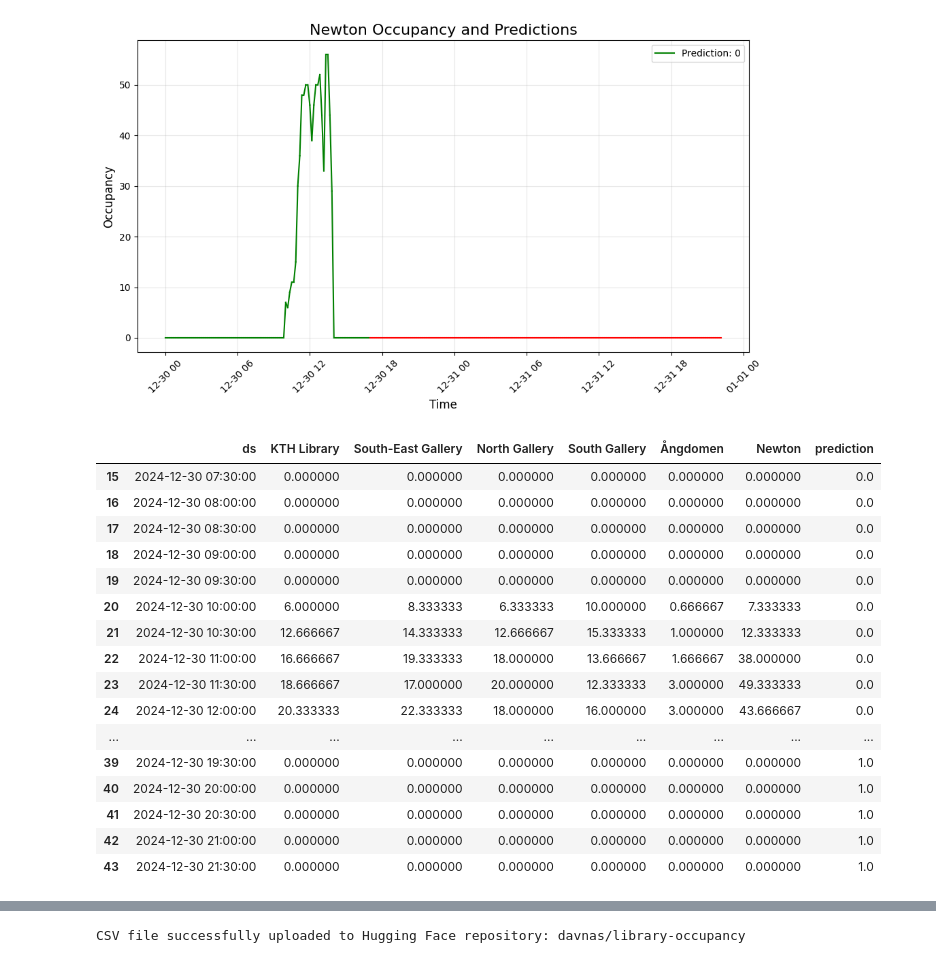
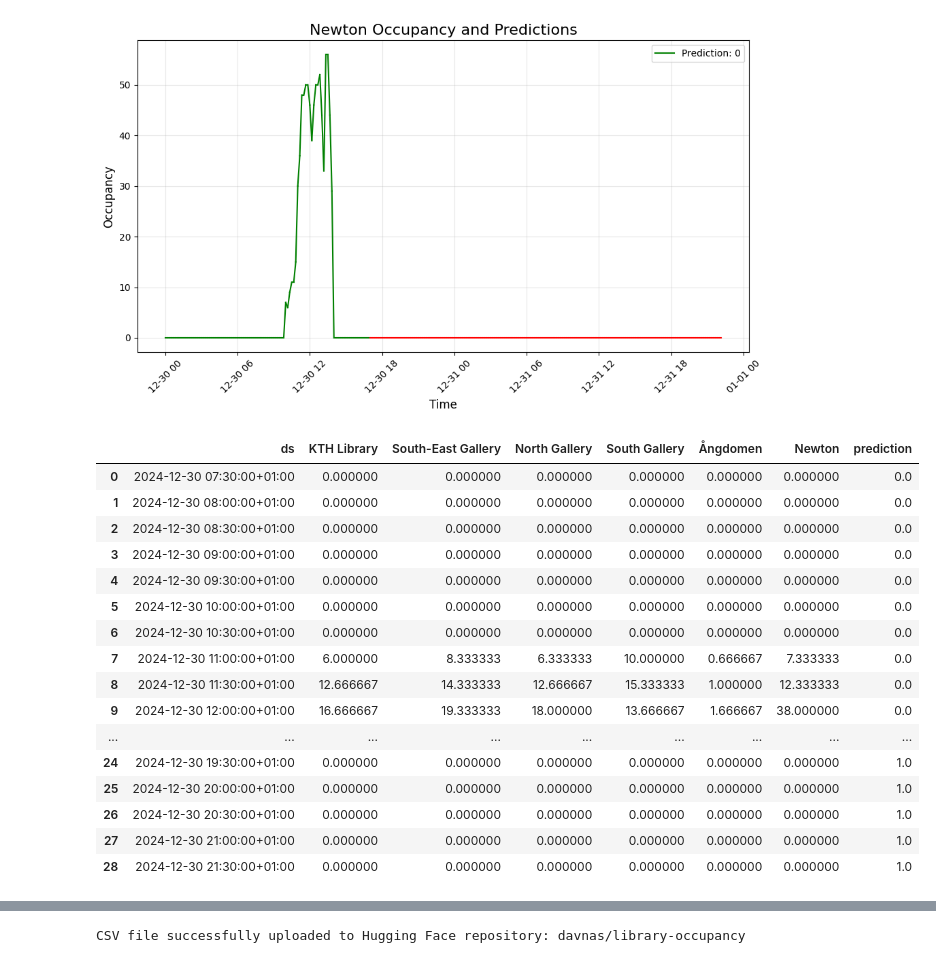
Before and after one commit to davidenascivera/KTH_seat_predictor, a Jupyter notebook: training_inference/OBT_3_inference.ipynb, the cells around one changed output, grey strips where cells are left out. Saved outputs shown, nothing was run; the diff lists cells and outputs as text; code cells hidden in the pictures.

Commit message:
inference add the correct commit time ti prego

```diff
--- a/training_inference/OBT_3_inference.ipynb
+++ b/training_inference/OBT_3_inference.ipynb
@@ -751,33 +746,62 @@ df_today = df_full[df_full['ds'].dt.date == today_date.date()].copy()
 # %%
-# Resample the DataFrame to 30-minute intervals
-df_today_resampled = df_today.resample('30T', on='ds').mean().reset_index()
-# Define the time range
-start_time = pd.Timestamp(today_date.date()) + pd.Timedelta(hours=7, minutes=30)
-end_time = pd.Timestamp(today_date.date()) + pd.Timedelta(hours=21, minutes=30)
+import pandas as pd
+from datetime import timedelta
 
-# Filter the DataFrame in place for the specified time range
-df_today_resampled = df_today_resampled[
-    (df_today_resampled['ds'] >= start_time) & (df_today_resampled['ds'] <= end_time)
-]
+# Ensure all datetimes are consistent and include time zones if needed
+today_date = pd.Timestamp.now(tz='Europe/Stockholm').normalize()  # Replace 'Europe/Stockholm' with desired time zone
+
+# Localize the 'ds' column to UTC first (if not already localized)
+if df_full['ds'].dt.tz is None:
+    df_full['ds'] = df_full['ds'].dt.tz_localize('UTC')  # Localize as UTC (or replace 'UTC' with the actual source timezone)
+
+# Convert to the desired timezone (e.g., 'Europe/Stockholm')
+df_full['ds'] = df_full['ds'].dt.tz_convert('Europe/Stockholm')
+
+# Filter the DataFrame for today's date only
+df_today = df_full[df_full['ds'].dt.date == today_date.date()].copy()
+
+# Resample the DataFrame to 30-minute intervals, ensuring the index is datetime
+df_today_resampled = (
+    df_today.set_index('ds')  # Ensure 'ds' is the index for resampling
+    .resample('30T')          # Resample to 30-minute intervals
+    .mean()                   # Aggregate using mean
+    .reset_index()            # Restore 'ds' as a column
+)
+
+# Define the time range for the day (07:30 to 21:30 local time)
+start_time = today_date + timedelta(hours=7, minutes=30)
+end_time = today_date + timedelta(hours=21, minutes=30)
+
+# Reindex the DataFrame to ensure all 30-minute intervals are present
+time_range = pd.date_range(start=start_time, end=end_time, freq='30T', tz='Europe/Stockholm')
+df_today_resampled = (
+    df_today_resampled
+    .set_index('ds')
+    .reindex(time_range)  # Reindex with the full time range
+    .reset_index()        # Restore 'ds' as a column
+    .rename(columns={'index': 'ds'})  # Rename the reindexed column back to 'ds'
+)
+
+
 df_today_resampled
 # %% [output]
 |  | ds | KTH Library | South-East Gallery | North Gallery | South Gallery | Ångdomen | Newton | prediction |
-| 15 | 2024-12-30 07:30:00 | 0.000000 | 0.000000 | 0.000000 | 0.000000 | 0.000000 | 0.000000 | 0.0 |
-| 16 | 2024-12-30 08:00:00 | 0.000000 | 0.000000 | 0.000000 | 0.000000 | 0.000000 | 0.000000 | 0.0 |
-| 17 | 2024-12-30 08:30:00 | 0.000000 | 0.000000 | 0.000000 | 0.000000 | 0.000000 | 0.000000 | 0.0 |
-| 18 | 2024-12-30 09:00:00 | 0.000000 | 0.000000 | 0.000000 | 0.000000 | 0.000000 | 0.000000 | 0.0 |
-| 19 | 2024-12-30 09:30:00 | 0.000000 | 0.000000 | 0.000000 | 0.000000 | 0.000000 | 0.000000 | 0.0 |
-| 20 | 2024-12-30 10:00:00 | 6.000000 | 8.333333 | 6.333333 | 10.000000 | 0.666667 | 7.333333 | 0.0 |
-| 21 | 2024-12-30 10:30:00 | 12.666667 | 14.333333 | 12.666667 | 15.333333 | 1.000000 | 12.333333 | 0.0 |
-| 22 | 2024-12-30 11:00:00 | 16.666667 | 19.333333 | 18.000000 | 13.666667 | 1.666667 | 38.000000 | 0.0 |
-| 23 | 2024-12-30 11:30:00 | 18.666667 | 17.000000 | 20.000000 | 12.333333 | 3.000000 | 49.333333 | 0.0 |
-| 24 | 2024-12-30 12:00:00 | 20.333333 | 22.333333 | 18.000000 | 16.000000 | 3.000000 | 43.666667 | 0.0 |
+| 0 | 2024-12-30 07:30:00+01:00 | 0.000000 | 0.000000 | 0.000000 | 0.000000 | 0.000000 | 0.000000 | 0.0 |
+| 1 | 2024-12-30 08:00:00+01:00 | 0.000000 | 0.000000 | 0.000000 | 0.000000 | 0.000000 | 0.000000 | 0.0 |
+| 2 | 2024-12-30 08:30:00+01:00 | 0.000000 | 0.000000 | 0.000000 | 0.000000 | 0.000000 | 0.000000 | 0.0 |
+| 3 | 2024-12-30 09:00:00+01:00 | 0.000000 | 0.000000 | 0.000000 | 0.000000 | 0.000000 | 0.000000 | 0.0 |
+| 4 | 2024-12-30 09:30:00+01:00 | 0.000000 | 0.000000 | 0.000000 | 0.000000 | 0.000000 | 0.000000 | 0.0 |
+| 5 | 2024-12-30 10:00:00+01:00 | 0.000000 | 0.000000 | 0.000000 | 0.000000 | 0.000000 | 0.000000 | 0.0 |
+| 6 | 2024-12-30 10:30:00+01:00 | 0.000000 | 0.000000 | 0.000000 | 0.000000 | 0.000000 | 0.000000 | 0.0 |
+| 7 | 2024-12-30 11:00:00+01:00 | 6.000000 | 8.333333 | 6.333333 | 10.000000 | 0.666667 | 7.333333 | 0.0 |
+| 8 | 2024-12-30 11:30:00+01:00 | 12.666667 | 14.333333 | 12.666667 | 15.333333 | 1.000000 | 12.333333 | 0.0 |
+| 9 | 2024-12-30 12:00:00+01:00 | 16.666667 | 19.333333 | 18.000000 | 13.666667 | 1.666667 | 38.000000 | 0.0 |
 | ... | ... | ... | ... | ... | ... | ... | ... | ... |
-| 39 | 2024-12-30 19:30:00 | 0.000000 | 0.000000 | 0.000000 | 0.000000 | 0.000000 | 0.000000 | 1.0 |
-| 40 | 2024-12-30 20:00:00 | 0.000000 | 0.000000 | 0.000000 | 0.000000 | 0.000000 | 0.000000 | 1.0 |
-| 41 | 2024-12-30 20:30:00 | 0.000000 | 0.000000 | 0.000000 | 0.000000 | 0.000000 | 0.000000 | 1.0 |
-| 42 | 2024-12-30 21:00:00 | 0.000000 | 0.000000 | 0.000000 | 0.000000 | 0.000000 | 0.000000 | 1.0 |
-| 43 | 2024-12-30 21:30:00 | 0.000000 | 0.000000 | 0.000000 | 0.000000 | 0.000000 | 0.000000 | 1.0 |
+| 24 | 2024-12-30 19:30:00+01:00 | 0.000000 | 0.000000 | 0.000000 | 0.000000 | 0.000000 | 0.000000 | 1.0 |
+| 25 | 2024-12-30 20:00:00+01:00 | 0.000000 | 0.000000 | 0.000000 | 0.000000 | 0.000000 | 0.000000 | 1.0 |
+| 26 | 2024-12-30 20:30:00+01:00 | 0.000000 | 0.000000 | 0.000000 | 0.000000 | 0.000000 | 0.000000 | 1.0 |
+| 27 | 2024-12-30 21:00:00+01:00 | 0.000000 | 0.000000 | 0.000000 | 0.000000 | 0.000000 | 0.000000 | 1.0 |
+| 28 | 2024-12-30 21:30:00+01:00 | 0.000000 | 0.000000 | 0.000000 | 0.000000 | 0.000000 | 0.000000 | 1.0 |
 # %%
 
 # Convert all occupancy values to integers
```
Also changed, not shown: parts of 5 cells of this notebook, 1 other file.
